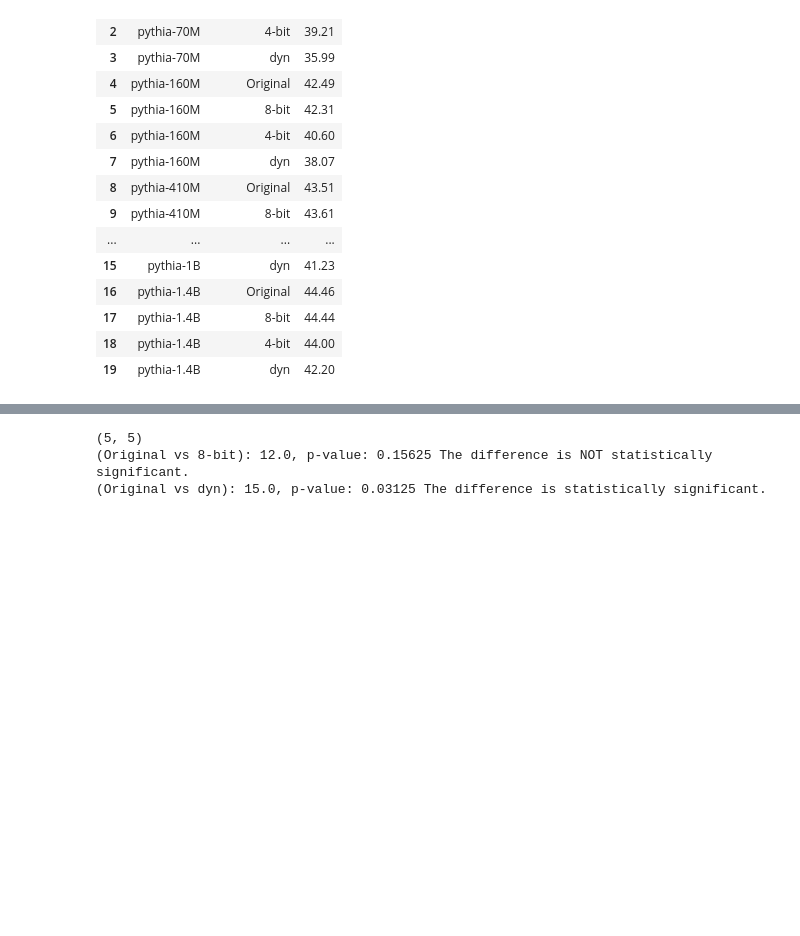
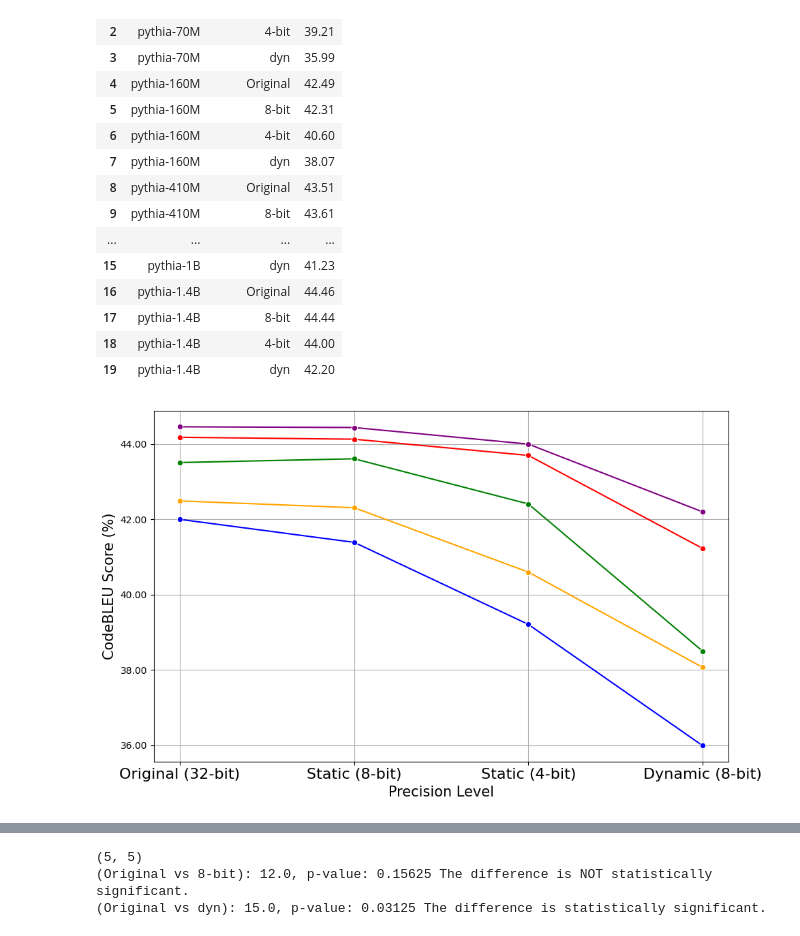
Before and after one commit to nazmul-me/mimir, a Jupyter notebook: RQsResult/preliResult.ipynb, the cells around one changed output, grey strips where cells are left out. Cells and saved outputs as stored; diff of their text form; code cells hidden in the pictures; blank space fills up the shorter version.

```diff
--- a/RQsResult/preliResult.ipynb
+++ b/RQsResult/preliResult.ipynb
@@ -31,3 +31,32 @@ df
 | 17 | pythia-1.4B | 8-bit | 44.44 |
 | 18 | pythia-1.4B | 4-bit | 44.00 |
 | 19 | pythia-1.4B | dyn | 42.20 |
+# %%
+model_colors = {
+    "pythia-70M": "blue",
+    "pythia-160M": "orange",
+    "pythia-410M": "green",
+    "pythia-1B": "red",
+    "pythia-1.4B": "purple"
+}
+compression_order = ["Original", "8-bit", "4-bit", "dyn"]
+df["Compression"] = pd.Categorical(df["Compression"], categories=compression_order, ordered=True)
+
+# x axis labels names rename
+df["Compression"] = df["Compression"].replace({"Original": "Original (32-bit)", "8-bit": "Static (8-bit)", "4-bit": "Static (4-bit)", "dyn": "Dynamic (8-bit)"})
+
+# Plot
+plt.figure(figsize=(10, 6))
+sns.lineplot(data=df, x="Compression", y="BLEU", hue="Model", marker="o", palette=model_colors, legend=False)
+
+plt.ylabel("CodeBLEU Score (%)", fontsize=15)
+plt.xlabel("Precision Level", fontsize=15)
+plt.gca().yaxis.set_major_formatter(FuncFormatter(lambda y, _: f'{y:.2f}'))
+plt.xticks(fontsize=16)
+
+plt.grid(True)
+plt.tight_layout()
+plt.savefig("./output/staticVSdynamic.png", dpi=300, bbox_inches="tight")
+plt.show()
+# %% [output]
+[figure, added]
```
Also changed, not shown: parts of 6 cells of this notebook, 10 other files.
